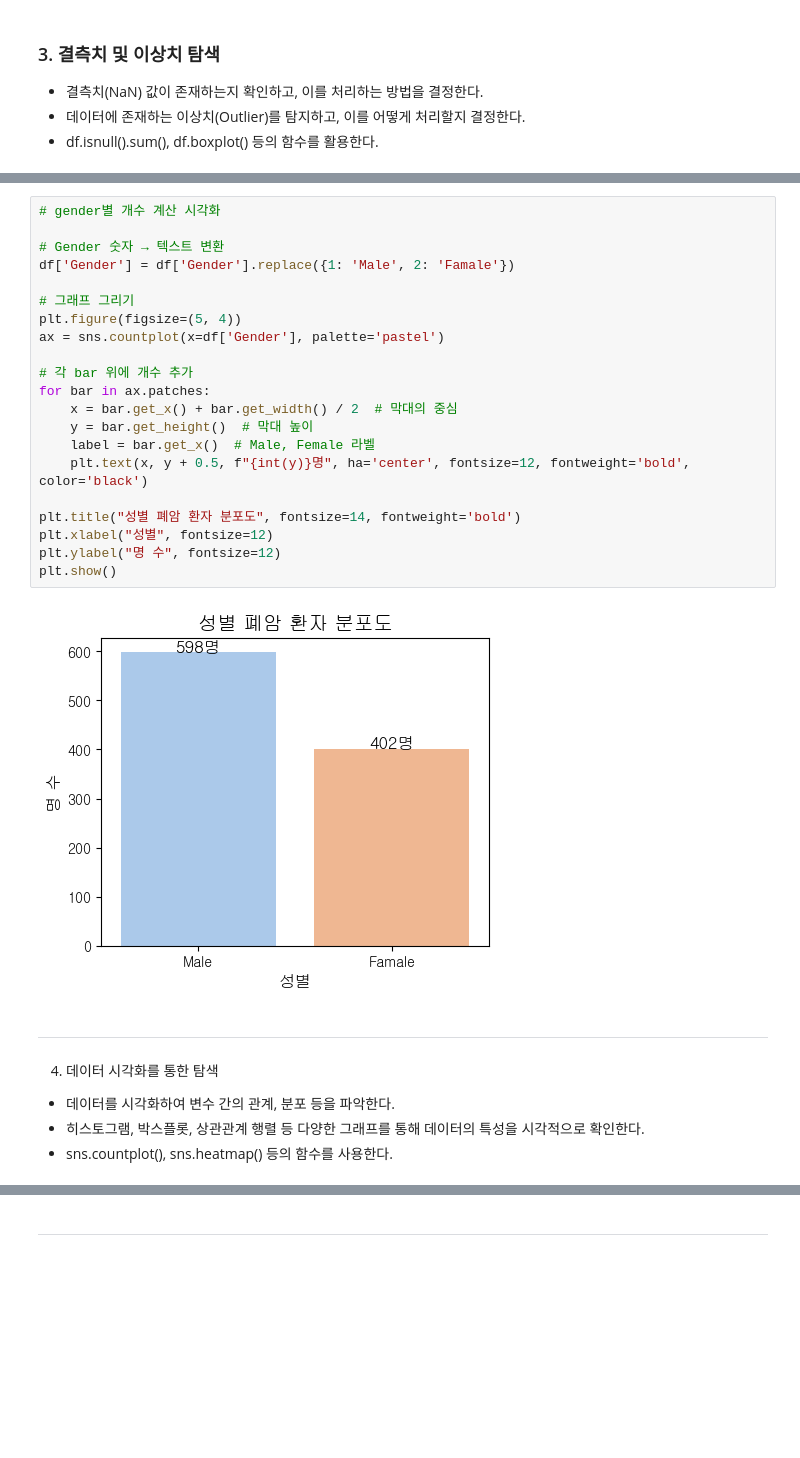
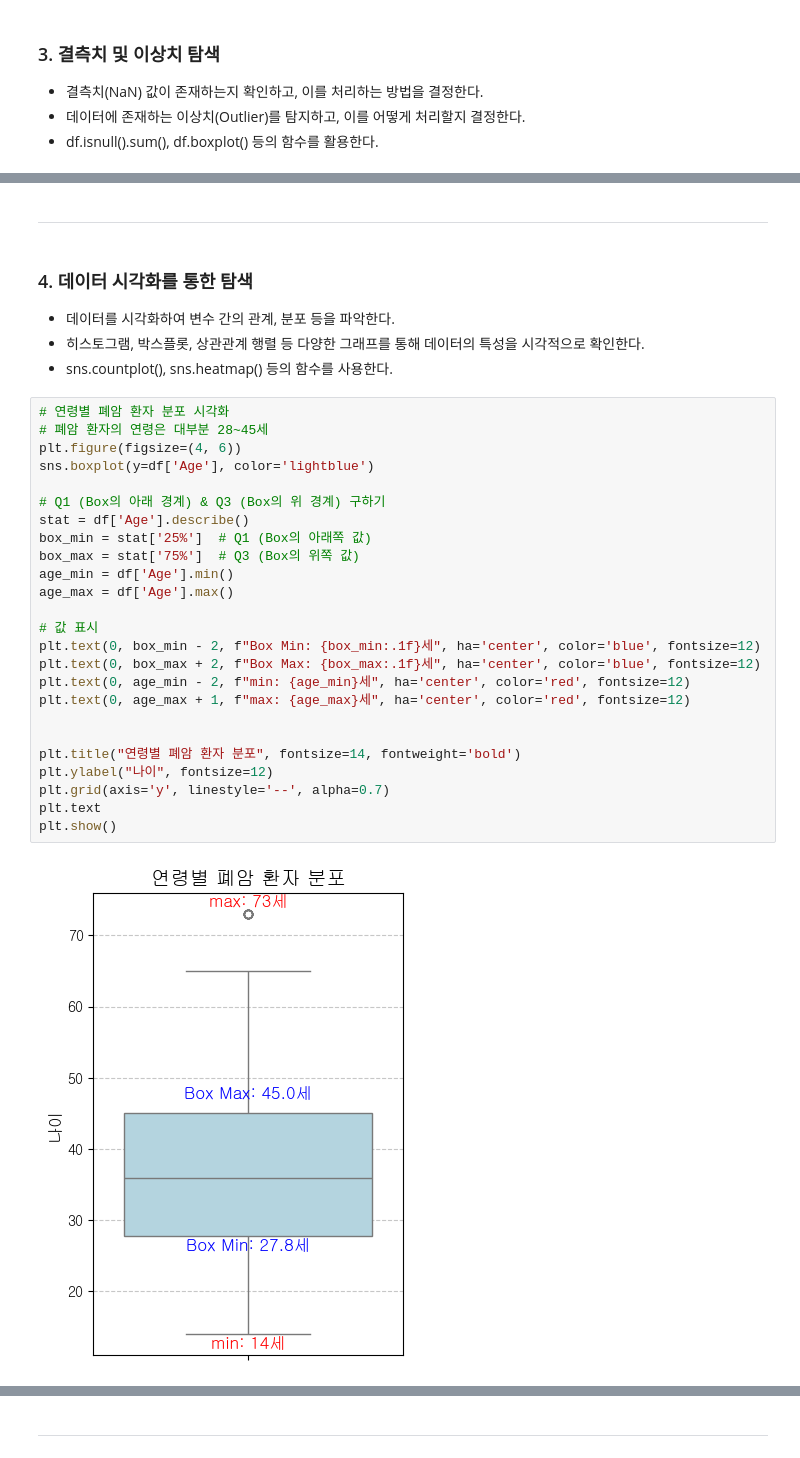
Before and after one commit to encore-SKN11/ML-3Team, a Jupyter notebook: hyg/lung_cancer.ipynb, the cells around one changed output, grey strips where cells are left out. Saved outputs shown, nothing was run; the diff lists cells and outputs as text; blank space fills up the shorter version.

Commit message:
visualization of age, alcohol use, smoking with boxplot

```diff
--- a/hyg/lung_cancer.ipynb
+++ b/hyg/lung_cancer.ipynb
@@ -206,30 +223,34 @@ plt.show()
-# %%
-# gender별 개수 계산 시각화
-
-# Gender 숫자 → 텍스트 변환
-df['Gender'] = df['Gender'].replace({1: 'Male', 2: 'Famale'})
-
-# 그래프 그리기
-plt.figure(figsize=(5, 4))
-ax = sns.countplot(x=df['Gender'], palette='pastel')
-
-# 각 bar 위에 개수 추가
-for bar in ax.patches:
-    x = bar.get_x() + bar.get_width() / 2  # 막대의 중심
-    y = bar.get_height()  # 막대 높이
-    label = bar.get_x()  # Male, Female 라벨
-    plt.text(x, y + 0.5, f"{int(y)}명", ha='center', fontsize=12, fontweight='bold', color='black')
-
-plt.title("성별 폐암 환자 분포도", fontsize=14, fontweight='bold')
-plt.xlabel("성별", fontsize=12)
-plt.ylabel("명 수", fontsize=12)
-plt.show()
-# %% [output]
-[figure, removed]
 # %% [markdown]
 ---
 # %% [markdown]
-4. 데이터 시각화를 통한 탐색
+### 4. 데이터 시각화를 통한 탐색
 - 데이터를 시각화하여 변수 간의 관계, 분포 등을 파악한다.
 - 히스토그램, 박스플롯, 상관관계 행렬 등 다양한 그래프를 통해 데이터의 특성을 시각적으로 확인한다.
 - sns.countplot(), sns.heatmap() 등의 함수를 사용한다.
+# %%
+# 연령별 폐암 환자 분포 시각화
+# 폐암 환자의 연령은 대부분 28~45세
+plt.figure(figsize=(4, 6))
+sns.boxplot(y=df['Age'], color='lightblue')
+
+# Q1 (Box의 아래 경계) & Q3 (Box의 위 경계) 구하기
+stat = df['Age'].describe()
+box_min = stat['25%']  # Q1 (Box의 아래쪽 값)
+box_max = stat['75%']  # Q3 (Box의 위쪽 값)
+age_min = df['Age'].min()
+age_max = df['Age'].max()
+
+# 값 표시
+plt.text(0, box_min - 2, f"Box Min: {box_min:.1f}세", ha='center', color='blue', fontsize=12)
+plt.text(0, box_max + 2, f"Box Max: {box_max:.1f}세", ha='center', color='blue', fontsize=12)
+plt.text(0, age_min - 2, f"min: {age_min}세", ha='center', color='red', fontsize=12)
+plt.text(0, age_max + 1, f"max: {age_max}세", ha='center', color='red', fontsize=12)
+
+
+plt.title("연령별 폐암 환자 분포", fontsize=14, fontweight='bold')
+plt.ylabel("나이", fontsize=12)
+plt.grid(axis='y', linestyle='--', alpha=0.7)
+plt.text
+plt.show()
+# %% [output]
+[figure, added]
```
Also changed, not shown: parts of 11 cells of this notebook.
